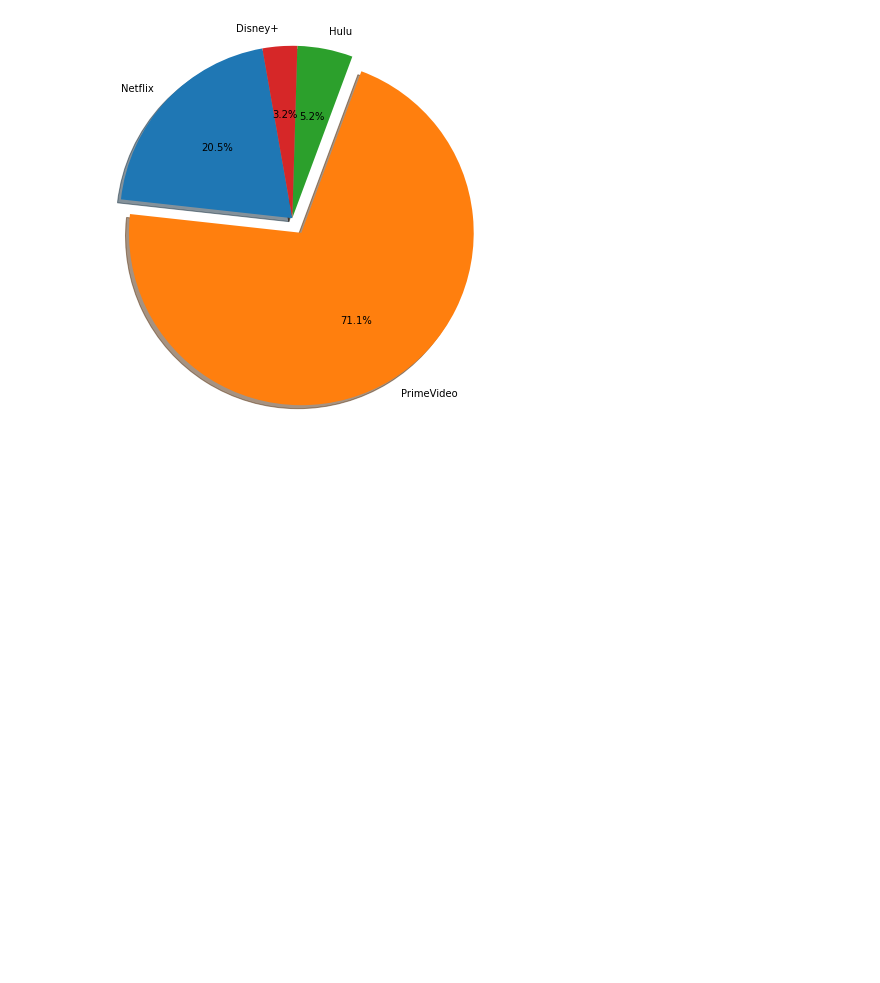
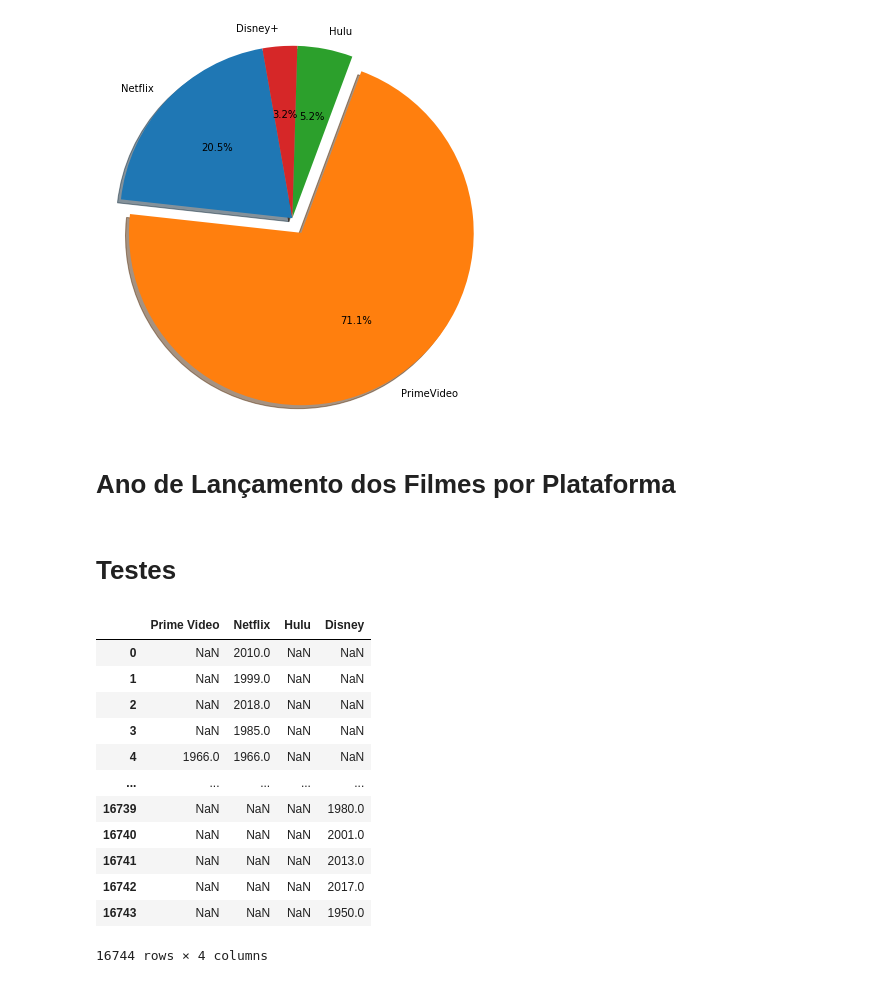
Before and after one commit to Natan10/mineracao-dados-ufc, a Jupyter notebook: Trabalho1/Trabalho1-mineração.ipynb, the cells around one changed output. Cells and saved outputs as stored; diff of their text form; code cells hidden in the pictures; blank space fills up the shorter version.

```diff
--- a/Trabalho1/Trabalho1-mineração.ipynb
+++ b/Trabalho1/Trabalho1-mineração.ipynb
@@ -107,3 +106,7 @@ axes.axis('equal')
 plt.show()
 # %% [output]
 [figure]
+# %% [markdown]
+# Ano de Lançamento dos Filmes por Plataforma
+# %% [markdown]
+# Testes
@@ -109,0 +127,17 @@ plt.show()
+# %%
+
+dataHist
+# %% [output]
+|  | Prime Video | Netflix | Hulu | Disney |
+| 0 | NaN | 2010.0 | NaN | NaN |
+| 1 | NaN | 1999.0 | NaN | NaN |
+| 2 | NaN | 2018.0 | NaN | NaN |
+| 3 | NaN | 1985.0 | NaN | NaN |
+| 4 | 1966.0 | 1966.0 | NaN | NaN |
+| ... | ... | ... | ... | ... |
+| 16739 | NaN | NaN | NaN | 1980.0 |
+| 16740 | NaN | NaN | NaN | 2001.0 |
+| 16741 | NaN | NaN | NaN | 2013.0 |
+| 16742 | NaN | NaN | NaN | 2017.0 |
+| 16743 | NaN | NaN | NaN | 1950.0 |
+16744 rows × 4 columns
```
Also changed, not shown: parts of 13 cells of this notebook, 1 other file.
